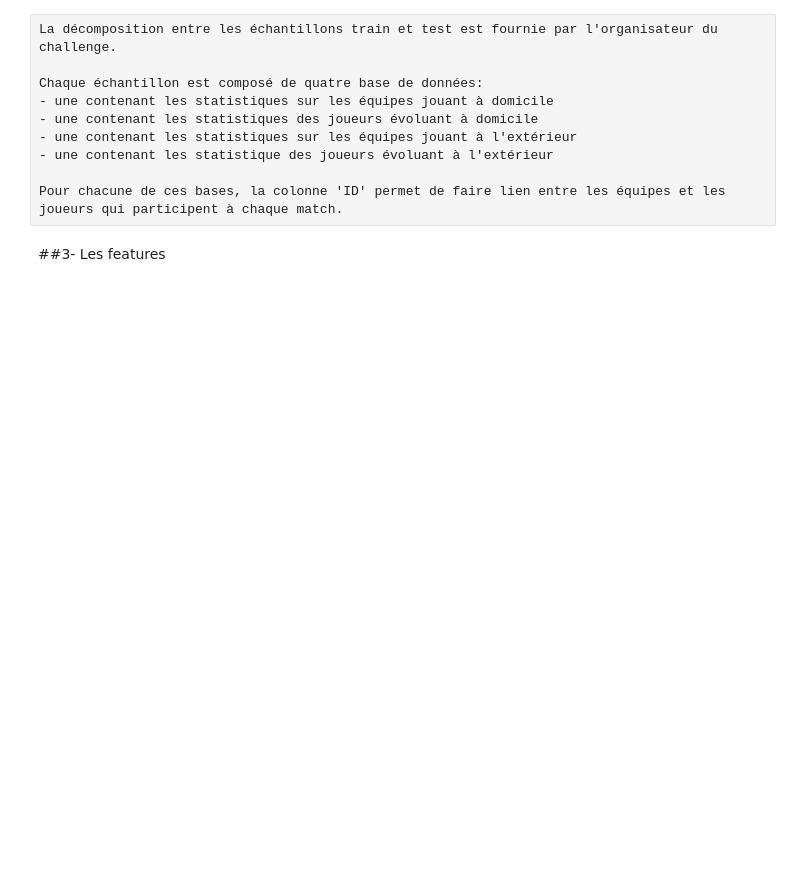
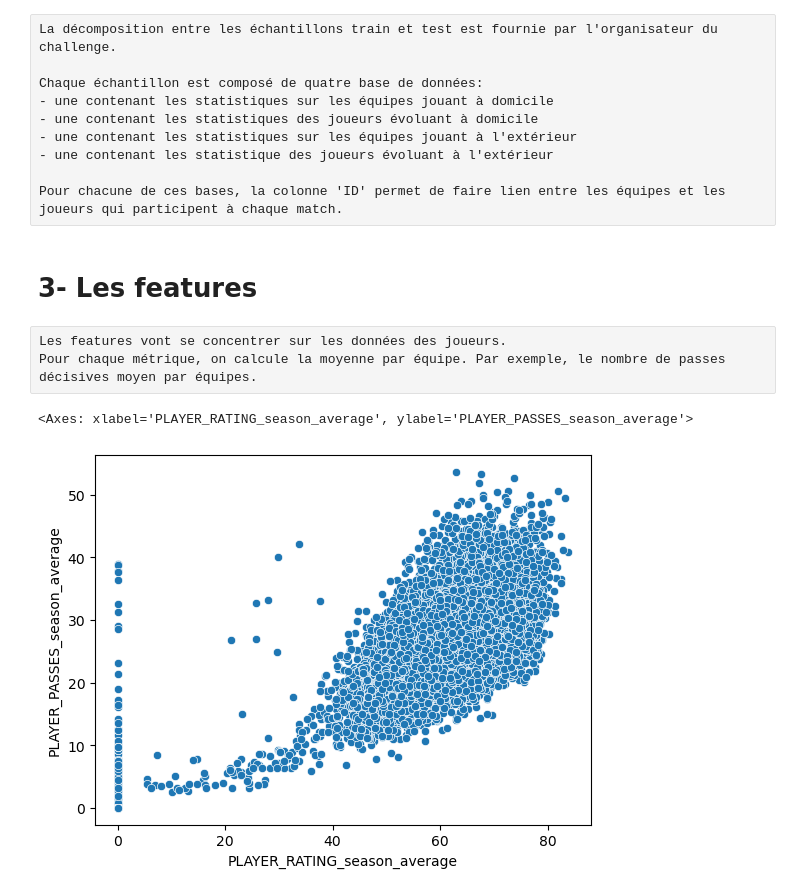
Before and after one commit to FabienCastellini6/ML_project, a Jupyter notebook: notebook.ipynb, the cells around one changed output. Saved outputs shown, nothing was run; the diff lists cells and outputs as text; code cells hidden in the pictures; blank space fills up the shorter version.

```diff
--- a/notebook.ipynb
+++ b/notebook.ipynb
@@ -32,2 +42,31 @@ import numpy as np
 # %% [markdown]
-##3- Les features
+# 3- Les features
+# %% [raw]
+Les features vont se concentrer sur les données des joueurs.
+Pour chaque métrique, on calcule la moyenne par équipe. Par exemple, le nombre de passes décisives moyen par équipes.
+# %%
+# Données joueurs
+file_paths = [
+    'C:/Users/FABIEN/Documents/Dauphine/Machine Learning/Train_Data/train_home_player_statistics_df.csv',
+    'C:/Users/FABIEN/Documents/Dauphine/Machine Learning/Train_Data/train_away_player_statistics_df.csv'
+]
+
+# Lecture des fichiers et traitement des données
+dfs = []
+for file_path in file_paths:
+    df = pd.read_csv(file_path, index_col=0)
+    #On enlève les colonnes qui ne sont pas des métriques
+    numerical_stats = df.drop(df.columns[0:4], axis=1).fillna(0)
+    #Calcul de la moyenne par métrique et par équipe en utilisant la colonne "ID"
+    stats = numerical_stats.groupby("ID").mean().reset_index()
+    dfs.append(stats)
+
+# Séparation des données pour les équipes à domicile et à l'extérieur
+stats_home = dfs[0]
+stats_away = dfs[1]
+# %%
+#Statistiques: relation entre note moyenne et nombre de passe moyen par saison
+sns.scatterplot(data=stats_home, x='PLAYER_RATING_season_average', y='PLAYER_PASSES_season_average')
+# %% [output]
+<Axes: xlabel='PLAYER_RATING_season_average', ylabel='PLAYER_PASSES_season_average'>
+[figure, added]
```
Also changed, not shown: parts of 3 cells of this notebook.
